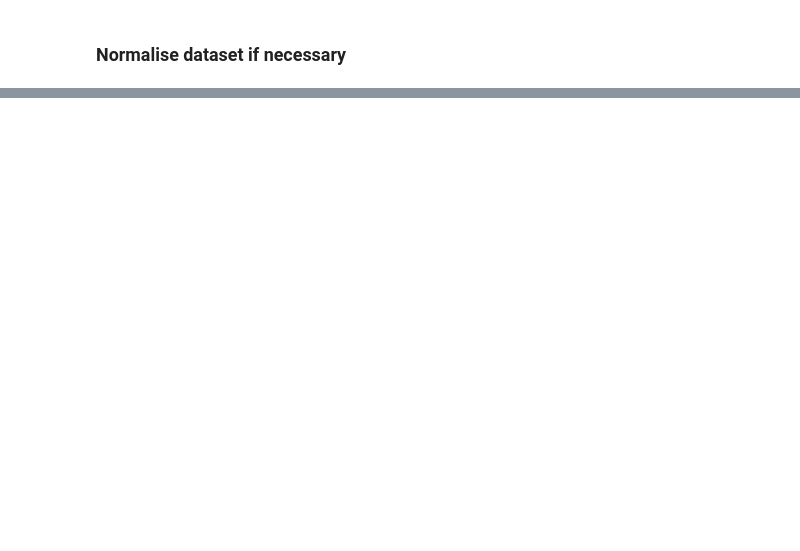
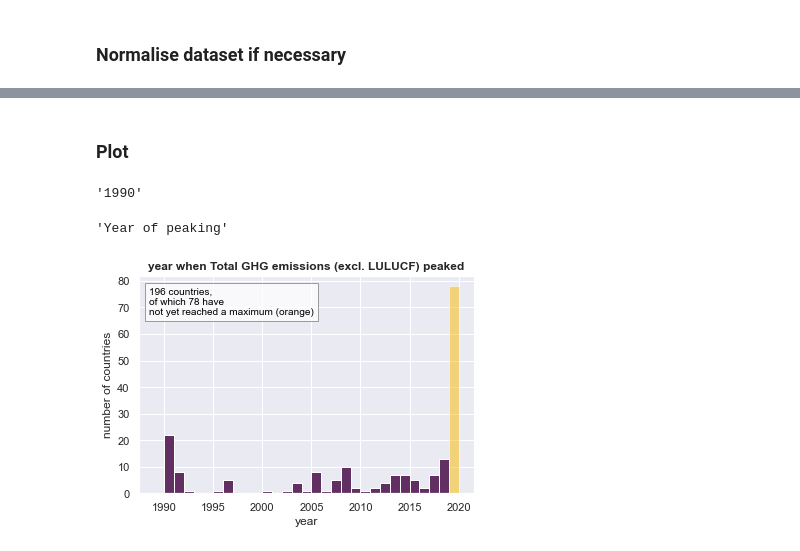
Before and after one commit to wingechr/performance-distribution-tools, a Jupyter notebook: main.ipynb, the cells around one changed output, grey strips where cells are left out. Saved outputs shown, nothing was run; the diff lists cells and outputs as text; code cells hidden in the pictures; blank space fills up the shorter version.

Commit message:
Incorporated all plot types

```diff
--- a/main.ipynb
+++ b/main.ipynb
@@ -171,2 +172,0 @@ else:
-# %%
-dset_to_plot, variable, unit = utils.prepare_for_plotting(final_data)
@@ -198,0 +173,52 @@ bins set to range(0, 5)
+# %% [markdown]
+### Plot
+# %%
+if plot_type != 4:
+    dset_to_plot, variable, unit = utils.prepare_for_plotting(final_data, plot_type)
+else:
+    year_max, start_year, end_year, dset_to_plot, variable, unit = utils.prepare_for_plotting(final_data, plot_type)
+
+if data_type == 'emissions':
+    source = primap_source
+else:
+    source = bp_source
+# %%
+baseline_year
+# %% [output]
+'1990'
+# %%
+plot_type_text, plot_fname = utils.define_plot_name(plot_type, variable, year_of_interest, baseline_year, constants.output_folder)
+plot_name = variable + ' - ' + plot_type_text.lower()
+# %%
+plot_type_text
+# %% [output]
+'Year of peaking'
+# %%
+if plot_type == 1:
+    #plot_name = 'distribution_of' + variable
+    utils.make_histogram(dset_to_plot, year_of_interest, unit, plot_type=1, xlabel=plot_type_text, variable_title=variable, sourcename=source, filepath=plot_fname, remove_outliers=True, plot_name=plot_name)
+elif plot_type == 2:
+    # run calculations - dataframe of differences in all years relative to the specified year
+    # the function returns both absolute and relative (%) values
+    #if baseline_year >= year_of_interest:
+    #    print('Error: The baseline year is greater than the year of interest.')
+    #else:
+    df_abs_diff_baseline, df_perc_diff_baseline = utils.calculate_diff_since_yearX(dset_to_plot, baseline_year)
+
+    utils.make_histogram(df_perc_diff_baseline, year_of_interest, unit, plot_type=2, xlabel=plot_type_text, variable_title=variable, sourcename=source, filepath=plot_fname, remove_outliers=True, plot_name=plot_name)
+elif plot_type == 3:
+    trends, rolling_trends, trends_unit = utils.calculate_trends(dset_to_plot, num_years_trend=5)
+#trends_variable = 'average annual change'
+#thistitle = "5-year rolling average trend in \n" + variable_name_to_display + "\nin " + str(data_years.columns[-1])
+
+    utils.make_histogram(rolling_trends, year_of_interest, trends_unit, plot_type=3, xlabel=plot_type_text, variable_title='5-year rolling average trend in ' + variable, sourcename=source, filepath=plot_fname, remove_outliers=True, plot_name=plot_name, ktuk=2)
+# make a plot showing the trend in the final year of available data
+elif plot_type == 4:
+
+    utils.make_histogram_peaking(year_max, variable, '', start_year, end_year, save_plot=False)
+
+
+else:
+    print('Error. Please provide a valid plot type.')
+# %% [output]
+[figure, added]
```
Also changed, not shown: parts of 8 cells of this notebook, 3 other files.
